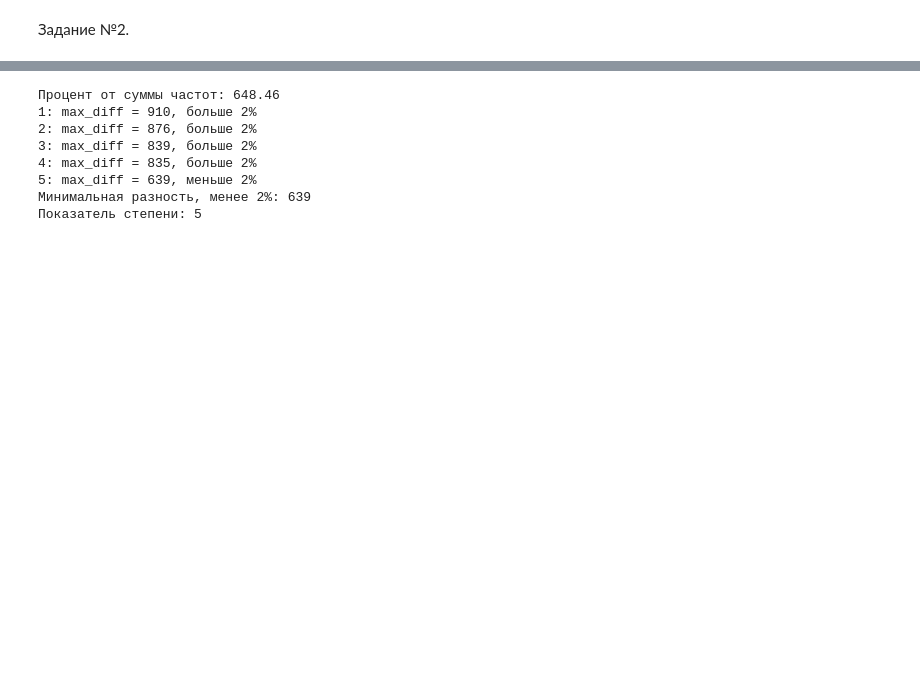
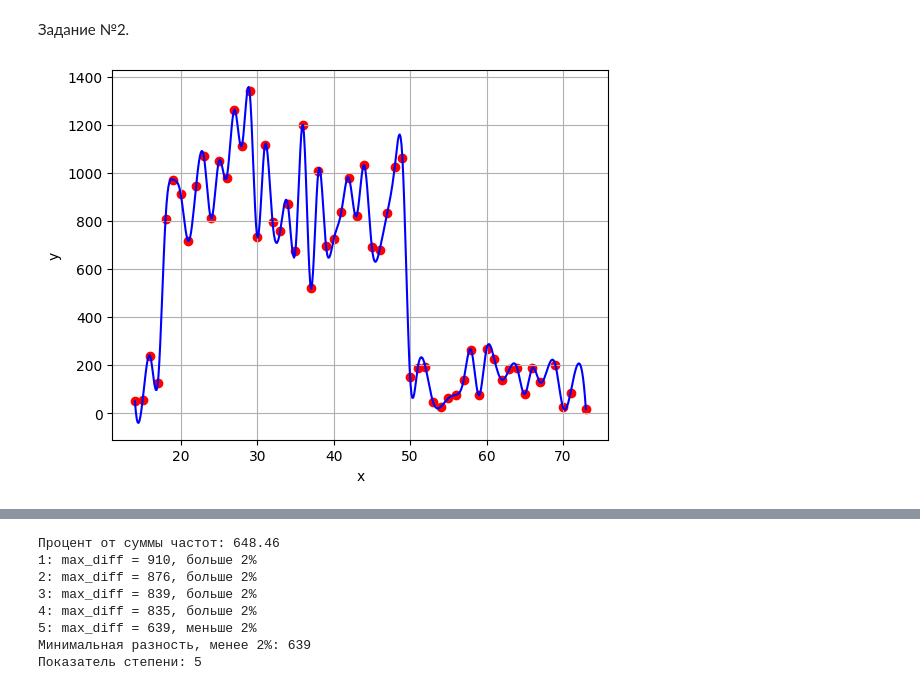
Before and after one commit to Raipus/MSAD, a Jupyter notebook: lab5.ipynb, the cells around one changed output, grey strips where cells are left out. Drawn from its saved outputs; the diff is of its cells as text; code cells hidden in the pictures; blank space fills up the shorter version.

```diff
--- a/lab5.ipynb
+++ b/lab5.ipynb
@@ -106,3 +106,20 @@ df
 | 6 | y = a ln x + b | 31.97 | 33.00 | 805.57 | 772.57 | 2.38 |
 # %% [markdown]
 Задание №2.
+# %%
+from scipy.interpolate import interp1d
+plt.scatter(x, y, color='red', label='Исходные данные')
+
+f_interp = interp1d(x, y, kind='cubic')
+x_smooth = np.linspace(min(x), max(x), 500)
+y_smooth = f_interp(x_smooth)
+
+plt.plot(x_smooth, y_smooth, color='blue', label='Плавная аппроксимация')
+
+plt.xlabel('x')
+plt.ylabel('y')
+
+plt.grid(True)
+plt.show()
+# %% [output]
+[figure, added]
```
Also changed, not shown: parts of 1 cell of this notebook.
